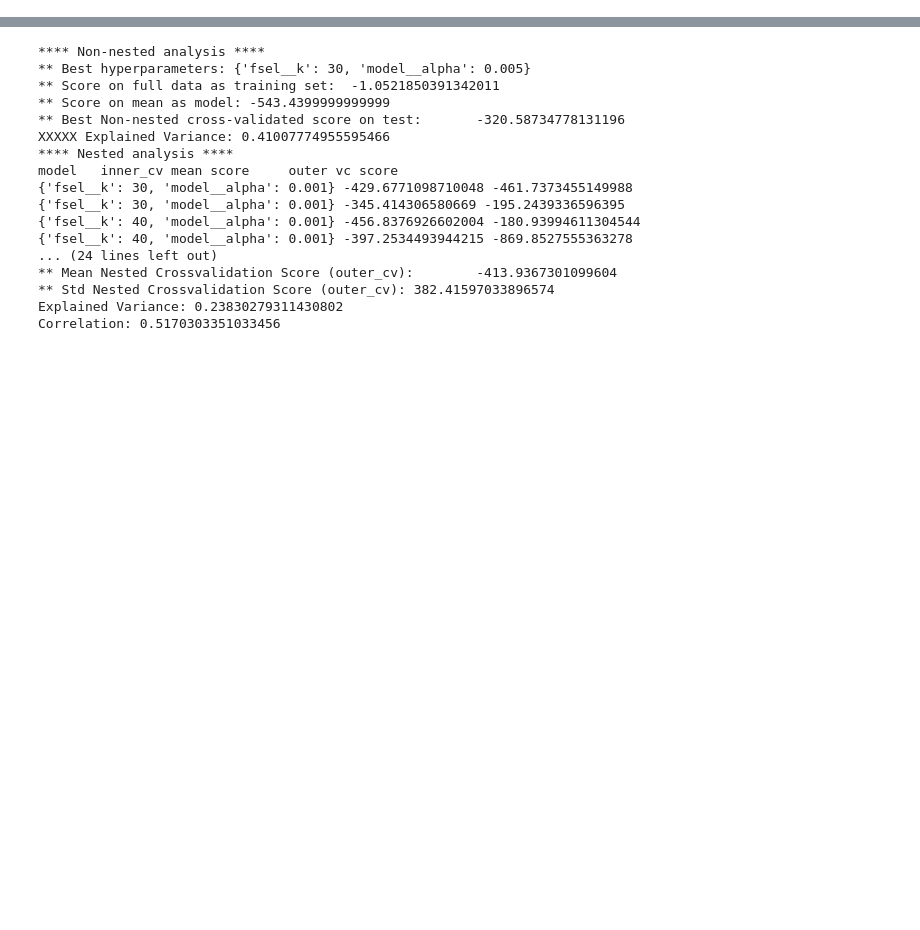
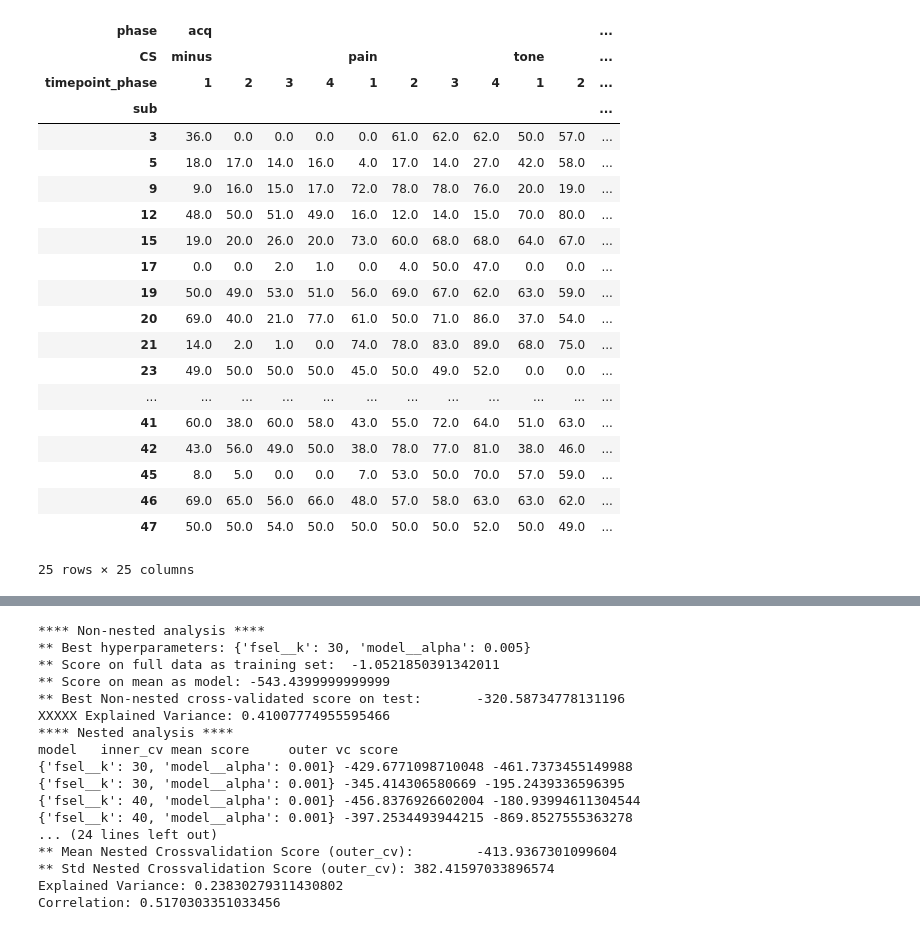
Before and after one commit to kincsesbalint/paintone_rsn, a Jupyter notebook: notebooks/modelfinalization_M1.ipynb, the cells around one changed output, grey strips where cells are left out. Saved outputs shown, nothing was run; the diff lists cells and outputs as text; code cells hidden in the pictures; blank space fills up the shorter version.

```diff
--- a/notebooks/modelfinalization_M1.ipynb
+++ b/notebooks/modelfinalization_M1.ipynb
@@ -279,13 +324,18 @@ def pred_stat(observed, predicted, robust=False):
 # %%
 # define paths
+# load behavior data
+col_list1 = ['sub','sex', 'age','hpt','CS','valence','timepoint_phase', 'timepoint_phase2', 'phase']
+alldata = pd.read_csv('/home/balint/Documents/Katistudy/C_statistics/alldata.csv',
+                      usecols=col_list1,
+                      index_col='sub')
 # for subjectID (to map the RPN and original subject ID)
 # Load the sujectID file from the RPN output to easliy pair the indices with the appropriate participants:
-subjID_idx = pd.read_csv('/home/balint/Documents/Katistudy/rpnresults/subjectsIDs.txt',header=None)
+subjID_idx = pd.read_csv('../data_in/subjectsIDs.txt',header=None)
 # motion information
-motioninf = pd.read_csv("/home/balint/Documents/Katistudy/rpnresults/motion_summary.csv")
+motioninf = pd.read_csv("../data_in/motion_summary.csv")
 
 # define path to the timeseries data
-ts_directory = "/home/balint/Documents/Katistudy/rpnresults/timeseries/"
+ts_directory = "../data_in/timeseries/"
 #add label information from the used MIST atlas
-labelinf = pd.read_csv('/home/balint/DATA/MIST_atlas/Parcel_Information/MIST_122.csv',sep=';')
+labelinf = pd.read_csv('../data_in/MIST_122.csv',sep=';')
 # %%
@@ -303,14 +357,13 @@ percscrublimit = 25
 # create a dictionary in which the keys are the subject IDs defined in the study and the values are the ids in the RPN(the output simple an increasing
 dict_subjID_idx={}
 for idx, my_string in enumerate(subjID_idx[0].values):
-    dict_subjID_idx[np.int((my_string.split("func/sub-",1)[1].split('_task',1)[0]))] = idx
+    dict_subjID_idx[int((my_string.split("func/sub-",1)[1].split('_task',1)[0]))] = idx
 # exclude subject based on measurement info
 excl_indices = list(dict_subjID_idx[k] for k in excl_subnum if k in dict_subjID_idx.keys())
 
 
 orderidx_incl = motioninf.loc[(motioninf['meanFD'] < FDlimit) &
                               (motioninf['perc_scrubbed'] < percscrublimit) &
-                                #(motioninf['maxFD'] < 1) &
                               (~motioninf['Unnamed: 0'].isin(excl_indices)) ,:].index.values
 dict_subjID_idx_incl = {}
 dict_subjID_idx_excl = {}
@@ -319,15 +372,13 @@ for key, value in dict_subjID_idx.items():
         dict_subjID_idx_incl[key]=value
     else:
         dict_subjID_idx_excl[key]=value
-print('These are the subjects subjectID who were excluded:\t' + str(dict_subjID_idx_excl.keys()))
-print('These are the subjects ordererID who were excluded:\t' + str(dict_subjID_idx_excl.values()))
-print('These are the subjects subjectID who were included:\t' + str(dict_subjID_idx_incl.keys()))
-print('These are the subjects ordererID who were included:\t' + str(dict_subjID_idx_incl.values()))
-print('In total we work with\t'+ str(len(orderidx_incl)) + '\t participants.\n Check if all the aprticipanst have behavior data!!!!')
+print('We have MRI data from: ' + str(len(subjID_idx)) + ' participants.')
+print('These are the subjects ID who were excluded:\t' + str(list(dict_subjID_idx_excl.keys())) + ' in total: ' + str(len(dict_subjID_idx_excl)))
+print('These are the subjects ID who were included:\t' + str(list(dict_subjID_idx_incl.keys())) + ' in total: ' + str(len(dict_subjID_idx_incl)))
+
+print('In total we work with\t'+ str(len(orderidx_incl)) + '\t participants.')
 nexclbasedonmotion = len(subjID_idx) - len(excl_indices) - len(orderidx_incl)
-print('Number of participant excluded based in the motion parameters(FD>' +str(FDlimit)+ ',scrubbed percent>' +str(percscrublimit)+'):' +str(nexclbasedonmotion))
-for key, value in dict_subjID_idx.items():
-    if value in motioninf.drop(orderidx_incl)['Unnamed: 0']:
-        print('this is their subjID \t'+str(key)+'\tand this is thier orderID:\t'+str(value))
-print('These are the participants subjID whose excluded beforehand:\t' + str(excl_subnum))
+print('Number of participant excluded based on the motion parameters(FD>' +str(FDlimit)+ ',scrubbed percent>' +str(percscrublimit)+'):' +str(nexclbasedonmotion))
+
+print('These are the participants subjID whose excluded beforehand:\t' + str(excl_subnum) + 'remember! sub-31 has no MRI data!')
 # %% [output]
@@ -583 +419,31 @@ alldata_behav_incl=alldata_behav_incl.join(contingencyrat_incl[['hab_UCS_pain_va
+# %%
+# Load included participants' valence data.
+valencedata = alldata.pivot_table(index=['sub'], columns=['phase','CS','timepoint_phase'],
+                                       values='valence').loc[dict_subjID_idx_incl.keys(),:]
+# create new index to measure pain-related valence change:
+valencedata.loc[:,'y_valpainlearn_acq']=\
+(valencedata.loc[:,('acq','pain',4)]-valencedata.loc[:,('hab','pain',0)])-\
+(valencedata.loc[:,('acq','minus',4)]- valencedata.loc[:,('hab','minus',0)])
+# %% [output]
+| phase | acq |  |  |  |  |  |  |  |  |  | ... |
+| CS | minus |  |  |  | pain |  |  |  | tone |  | ... |
+| timepoint_phase | 1 | 2 | 3 | 4 | 1 | 2 | 3 | 4 | 1 | 2 | ... |
+| sub |  |  |  |  |  |  |  |  |  |  | ... |
+| 3 | 36.0 | 0.0 | 0.0 | 0.0 | 0.0 | 61.0 | 62.0 | 62.0 | 50.0 | 57.0 | ... |
+| 5 | 18.0 | 17.0 | 14.0 | 16.0 | 4.0 | 17.0 | 14.0 | 27.0 | 42.0 | 58.0 | ... |
+| 9 | 9.0 | 16.0 | 15.0 | 17.0 | 72.0 | 78.0 | 78.0 | 76.0 | 20.0 | 19.0 | ... |
+| 12 | 48.0 | 50.0 | 51.0 | 49.0 | 16.0 | 12.0 | 14.0 | 15.0 | 70.0 | 80.0 | ... |
+| 15 | 19.0 | 20.0 | 26.0 | 20.0 | 73.0 | 60.0 | 68.0 | 68.0 | 64.0 | 67.0 | ... |
+| 17 | 0.0 | 0.0 | 2.0 | 1.0 | 0.0 | 4.0 | 50.0 | 47.0 | 0.0 | 0.0 | ... |
+| 19 | 50.0 | 49.0 | 53.0 | 51.0 | 56.0 | 69.0 | 67.0 | 62.0 | 63.0 | 59.0 | ... |
+| 20 | 69.0 | 40.0 | 21.0 | 77.0 | 61.0 | 50.0 | 71.0 | 86.0 | 37.0 | 54.0 | ... |
+| 21 | 14.0 | 2.0 | 1.0 | 0.0 | 74.0 | 78.0 | 83.0 | 89.0 | 68.0 | 75.0 | ... |
+| 23 | 49.0 | 50.0 | 50.0 | 50.0 | 45.0 | 50.0 | 49.0 | 52.0 | 0.0 | 0.0 | ... |
+| ... | ... | ... | ... | ... | ... | ... | ... | ... | ... | ... | ... |
+| 41 | 60.0 | 38.0 | 60.0 | 58.0 | 43.0 | 55.0 | 72.0 | 64.0 | 51.0 | 63.0 | ... |
+| 42 | 43.0 | 56.0 | 49.0 | 50.0 | 38.0 | 78.0 | 77.0 | 81.0 | 38.0 | 46.0 | ... |
+| 45 | 8.0 | 5.0 | 0.0 | 0.0 | 7.0 | 53.0 | 50.0 | 70.0 | 57.0 | 59.0 | ... |
+| 46 | 69.0 | 65.0 | 56.0 | 66.0 | 48.0 | 57.0 | 58.0 | 63.0 | 63.0 | 62.0 | ... |
+| 47 | 50.0 | 50.0 | 54.0 | 50.0 | 50.0 | 50.0 | 50.0 | 52.0 | 50.0 | 49.0 | ... |
+25 rows × 25 columns
 # %%
```
Also changed, not shown: parts of 18 cells of this notebook.
